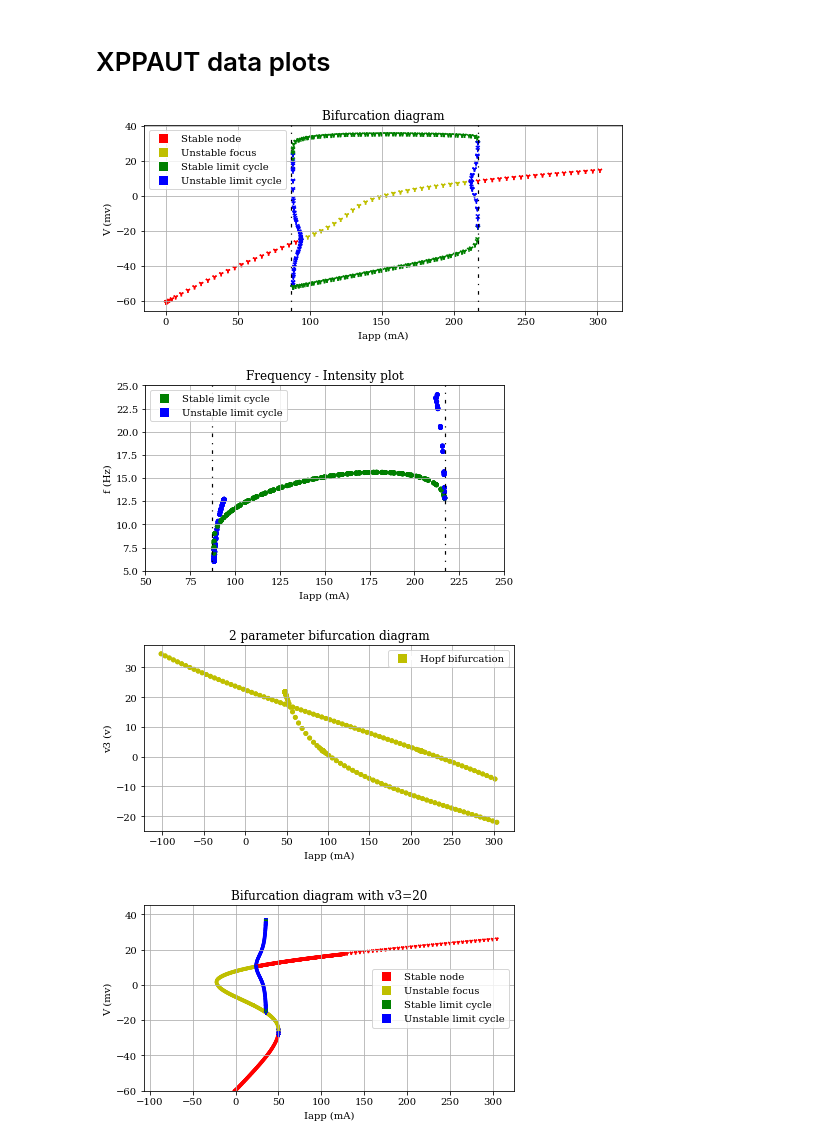
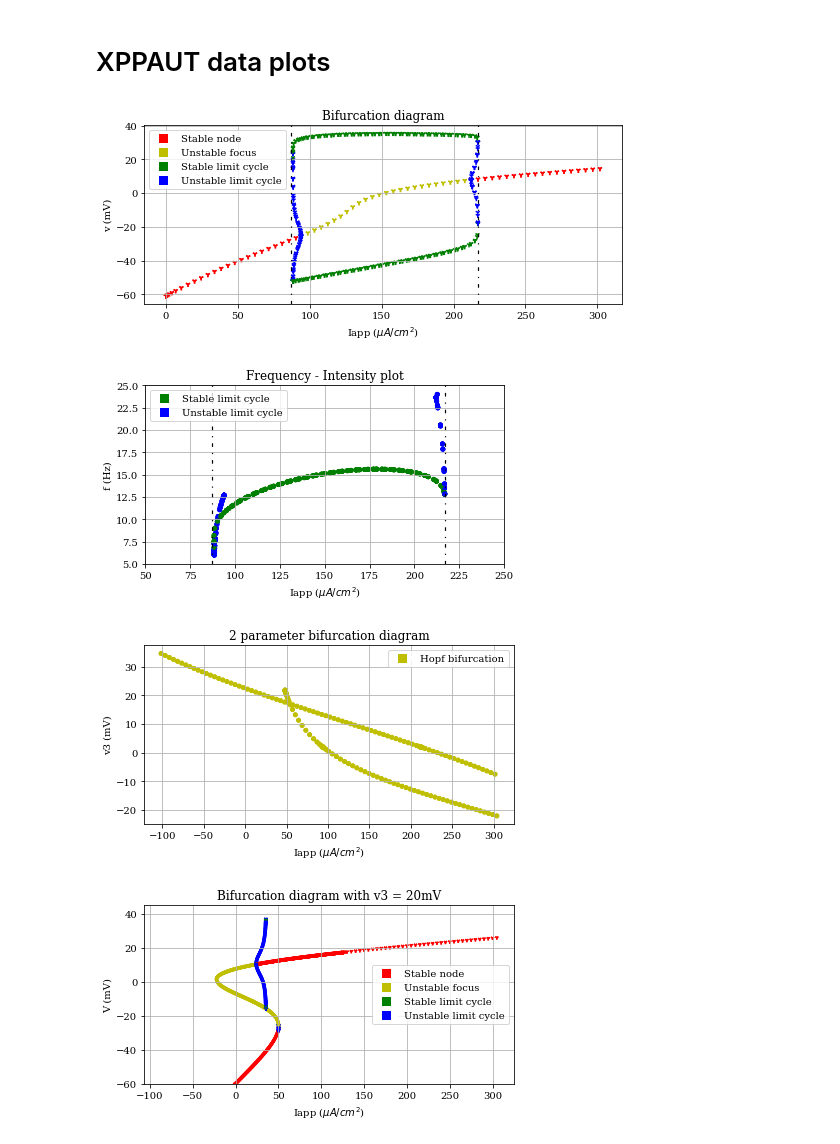
Before and after one commit to jaumecolomhernandez/mmb-mathneuroscience, a Jupyter notebook: xppaut_plots.ipynb, the cells around one changed output. Cells and saved outputs as stored; diff of their text form; code cells hidden in the pictures.

```diff
--- a/xppaut_plots.ipynb
+++ b/xppaut_plots.ipynb
@@ -32,14 +32,14 @@ plt.legend(npzd_legend, ['Stable node', 'Unstable focus', 'Stable limit cycle','
 
 # Labels
 plt.title('Bifurcation diagram')
-plt.xlabel('Iapp (mA)')
-plt.ylabel('V (mv)')
+plt.xlabel('Iapp ($\mu A/cm^2$)')
+plt.ylabel('v (mV)')
 plt.grid()
 plt.tight_layout()
 
 plt.savefig('./img/bifurcation_diagram.pdf')
 # %% [output]
-[figure, old version]
+[figure, new version]
 # %%
 results2 = np.loadtxt("./data/frequency.dat")
 # %%
@@ -67,7 +67,7 @@ plt.xlim([50,250])
 
 # Labels
 plt.title('Frequency - Intensity plot')
-plt.xlabel('Iapp (mA)')
+plt.xlabel('Iapp ($\mu A/cm^2$)')
 plt.ylabel('f (Hz)')
 plt.grid()
 plt.tight_layout()
@@ -75,37 +75,37 @@ plt.tight_layout()
 
 plt.savefig('./img/fi_plot.pdf')
 # %% [output]
-[figure, old version]
+[figure, new version]
 # %%
 results3 = np.loadtxt("./data/2param-bifurcation.dat")
 # %%
 #plt.scatter(results[:,0], results[:,1])
 fig, ax = plt.subplots(1,1,figsize=(6, 3.5))
 
 colours = np.array(['k', 'r', 'y', 'g','b'])
 plt.scatter(results3[:,0], results3[:,1],s=15,c=colours[results3[:,3].astype(int)],marker="o")
 plt.scatter(results3[:,0], results3[:,2],s=15,c=colours[results3[:,3].astype(int)],marker="o")
 
 #plt.axvline(x=87, lw=1.2, c="black",linestyle=(0, (3, 5, 1, 5)))
 #plt.axvline(x=217, lw=1.2, c="black",linestyle=(0, (3, 5, 1, 5)))
 
 
 
 npzd_legend = [Line2D([0], [0],marker="s", markerfacecolor='y', markersize=10, color='w', lw=4)]
 plt.legend(npzd_legend, ['Hopf bifurcation'], loc=1, prop={'size': 10})
 
 
 
 # Labels
 plt.title('2 parameter bifurcation diagram')
-plt.xlabel('Iapp (mA)')
-plt.ylabel('v3 (v)')
+plt.xlabel('Iapp ($\mu A/cm^2$)')
+plt.ylabel('v3 (mV)')
 plt.grid()
 plt.tight_layout()
 
 plt.savefig('./img/2param_bifurcation.pdf')
 # %% [output]
-[figure, old version]
+[figure, new version]
 # %%
 results4 = np.loadtxt("./data/bifurcationsv3.dat")
 # %%
@@ -129,13 +129,13 @@ plt.legend(npzd_legend, ['Stable node', 'Unstable focus', 'Stable limit cycle','
 
 
 # Labels
-plt.title('Bifurcation diagram with v3=20')
-plt.xlabel('Iapp (mA)')
-plt.ylabel('V (mv)')
+plt.title('Bifurcation diagram with v3 = 20mV')
+plt.xlabel('Iapp ($\mu A/cm^2$)')
+plt.ylabel('V (mV)')
 plt.ylim(-60,45)
 plt.grid()
 plt.tight_layout()
 
 plt.savefig('./img/bifurcation2.pdf')
 # %% [output]
-[figure, old version]
+[figure, new version]
```
Also changed, not shown: 12 other files.
